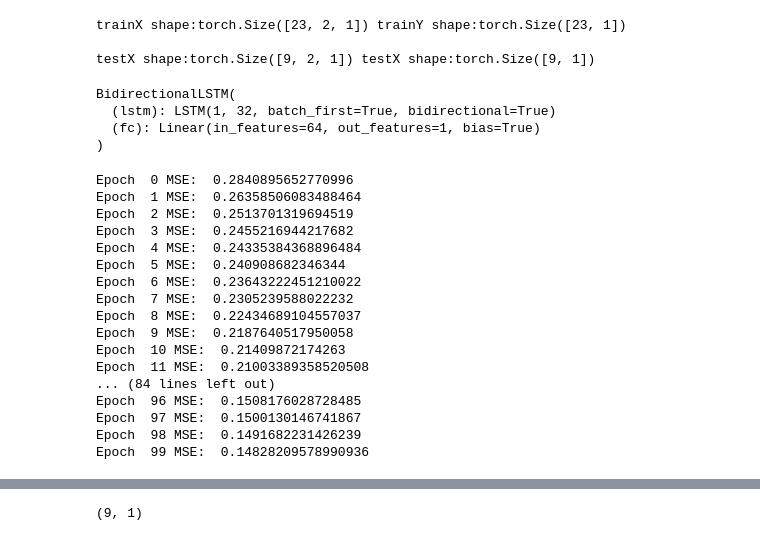
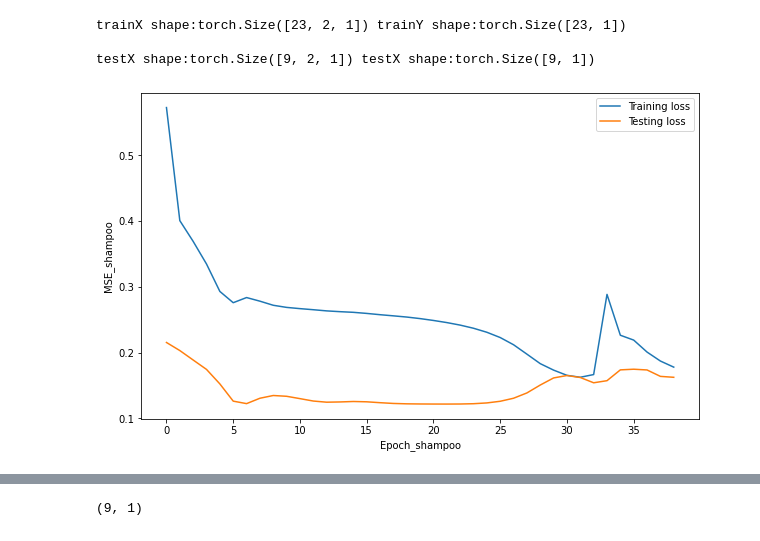
Before and after one commit to CertifaiAI/time-series-labs, a Jupyter notebook: notebook/Univariate Single Step LSTM.ipynb, the cells around one changed output, grey strips where cells are left out. Saved outputs shown, nothing was run; the diff lists cells and outputs as text; code cells hidden in the pictures.

```diff
--- a/notebook/Univariate Single Step LSTM.ipynb
+++ b/notebook/Univariate Single Step LSTM.ipynb
@@ -400,63 +438,39 @@ print(f"testX shape:{testX_shampoo.shape} testX shape:{testY_shampoo.shape}")
 trainX shape:torch.Size([23, 2, 1]) trainY shape:torch.Size([23, 1])
 
 testX shape:torch.Size([9, 2, 1]) testX shape:torch.Size([9, 1])
+# %%
+# Create Iterator
+train_dataset_shampoo = TensorDataset(trainX_shampoo, trainY_shampoo)
+train_iter_shampoo = DataLoader(train_dataset_shampoo,batch_size=batch_size_shampoo,shuffle=False)
+
+test_dataset_shampoo = TensorDataset(testX_shampoo, testY_shampoo)
+test_iter_shampoo = DataLoader(test_dataset_shampoo,batch_size=batch_size_shampoo,shuffle=False)
 # %%
 #Arguments for LSTM model
 number_of_time_series = 1
 timestep = 1
 output_dim =1
 #1 for vanila LSTM , >1 is mean stacked LSTM
-num_layers = 1
+num_layers = 2
 
 #Vanila ,Stacked LSTM
 # model_shampoo = LSTM(n_feature=number_of_time_series, hidden_dim=hidden_dim, output_dim=timestep, num_layers=num_layers)
 
 #Bidirectional LSTM
 model_shampoo = BidirectionalLSTM(n_feature=number_of_time_series, hidden_dim=hidden_dim, output_dim=timestep, num_layers=num_layers)
-model_shampoo.float()
-# %% [output]
-BidirectionalLSTM(
-  (lstm): LSTM(1, 32, batch_first=True, bidirectional=True)
-  (fc): Linear(in_features=64, out_features=1, bias=True)
-)
 # %%
 loss_fn_shampoo = torch.nn.MSELoss()
 
 optimiser_shampoo = torch.optim.Adam(model_shampoo.parameters(), lr=0.01)
-# %%
-for t in range(num_epochs_shampoo):
-    # Initialise hidden state
-    # Don't do this if you want your LSTM to be stateful
-    # model.hidden = model.init_hidden()
-
-    # Forward pass
-    y_train_pred_shampoo = model_shampoo(trainX_shampoo)
-    loss_shampoo = loss_fn_shampoo(y_train_pred_shampoo, trainY_shampoo)
-    print("Epoch ", t, "MSE: ", loss_shampoo.item())
-
-    # Zero out gradient, else they will accumulate between epochs
-    optimiser_shampoo.zero_grad()
-
-    # Backward pass
-    loss_shampoo.backward()
-
-    # Update parameters
-    optimiser_shampoo.step()
-# %% [output]
-Epoch  0 MSE:  0.2840895652770996
-Epoch  1 MSE:  0.26358506083488464
-Epoch  2 MSE:  0.2513701319694519
-Epoch  3 MSE:  0.2455216944217682
-Epoch  4 MSE:  0.24335384368896484
-Epoch  5 MSE:  0.240908682346344
-Epoch  6 MSE:  0.23643222451210022
-Epoch  7 MSE:  0.2305239588022232
-Epoch  8 MSE:  0.22434689104557037
-Epoch  9 MSE:  0.2187640517950058
-Epoch  10 MSE:  0.21409872174263
-Epoch  11 MSE:  0.21003389358520508
-... (84 lines left out)
-Epoch  96 MSE:  0.1508176028728485
-Epoch  97 MSE:  0.1500130146741867
-Epoch  98 MSE:  0.1491682231426239
-Epoch  99 MSE:  0.14828209578990936
+# %%
+train_loss_shampoo,val_loss_shampoo = training(num_epochs_shampoo,train_iter_shampoo,test_iter_shampoo,optimiser_shampoo,loss_fn_shampoo,model_shampoo)
+# %%
+plt.figure(figsize=(10,6))
+plt.plot(train_loss_shampoo, label="Training loss")
+plt.plot(val_loss_shampoo, label="Testing loss")
+plt.xlabel("Epoch_shampoo")
+plt.ylabel("MSE_shampoo")
+plt.legend()
+plt.show()
+# %% [output]
+[figure, added]
```
Also changed, not shown: parts of 28 cells of this notebook.
